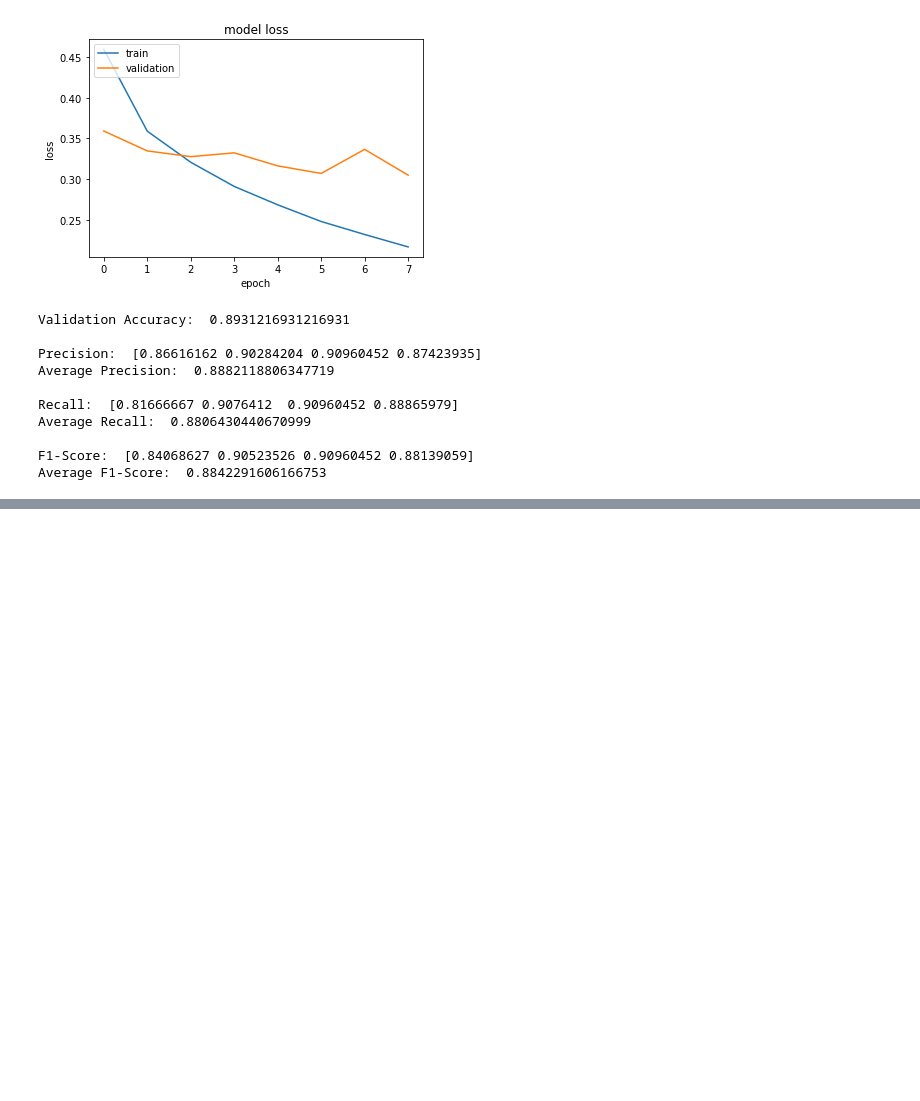
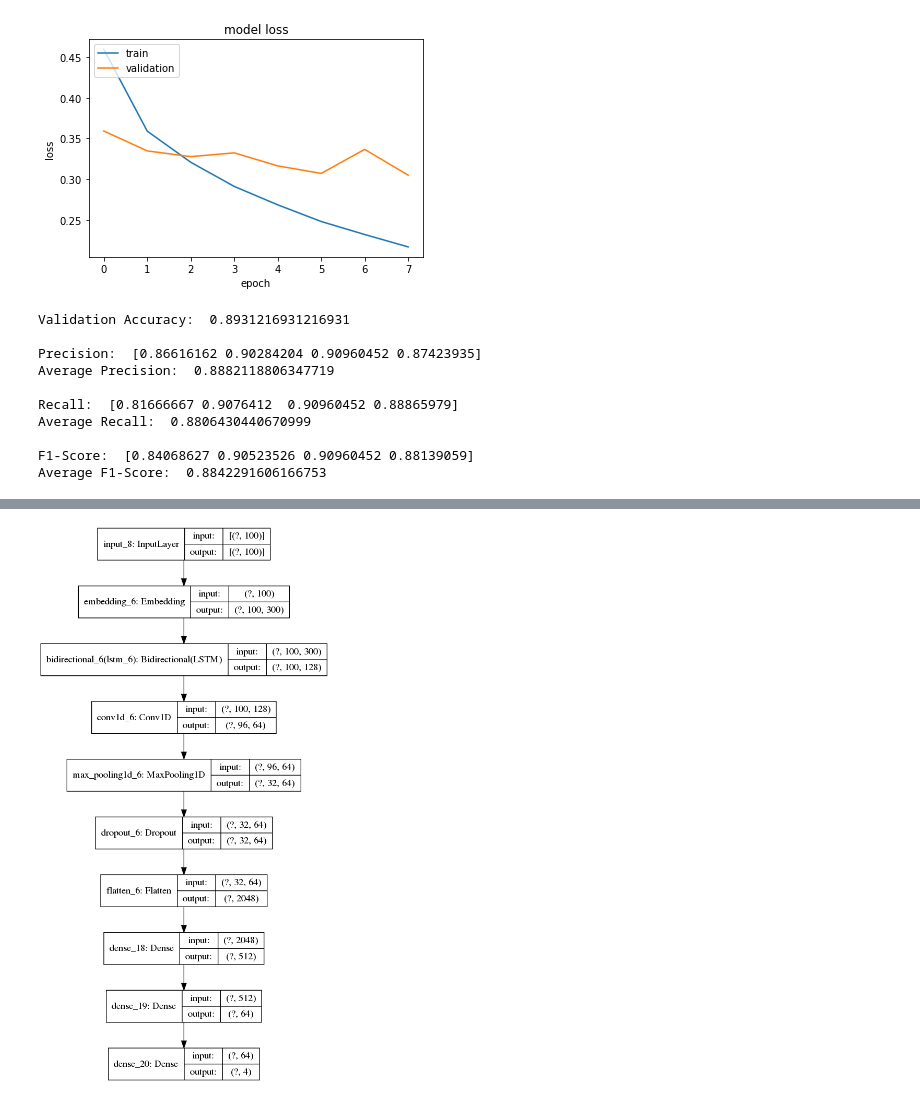
Before and after one commit to athrvkk/ICON-2020-TechDoFication, a Jupyter notebook: classifiers/dl-models-ds-raw.ipynb, the cells around one changed output, grey strips where cells are left out. Drawn from its saved outputs; the diff is of its cells as text; code cells hidden in the pictures; blank space fills up the shorter version.

```diff
--- a/classifiers/dl-models-ds-raw.ipynb
+++ b/classifiers/dl-models-ds-raw.ipynb
@@ -43,22 +43,6 @@ val_data
 | 3778 | तर , त्या क्रॉस्टची जाडी आहे . | phy |
 | 3779 | तर , मला वाटते की ही माहिती अशी आ... | phy |
 3780 rows × 2 columns
-# %%
-def clean_text(text):
-    #Removing unprintable characters
-    text = ''.join(x for x in text if x.isprintable())
-
-    # Cleaning the urls
-    text = re.sub(r'https?://\S+|www\.\S+', '', text)
-
-    # Cleaning the html elements
-    text = re.sub(r'<.*?>', '', text)
-
-    # Removing the punctuations
-    text = re.sub('[!#?,.:";-@#$%^&*_~<>()-]', '', text)
-
-    text = " ".join(word.lower() for word in text.split())
-    return text
 # %%
 x_train = training_data.text.apply(lambda x: clean_text(x)).values.tolist()
 y_train = training_data.label.values.tolist()
@@ -410,0 +380,18 @@ Average F1-Score:  0.8842291606166753
+# %%
+Input1 = Input(shape=(input_len,))
+Embedding_layer1 = Embedding(input_dim=input_dim,
+                             output_dim=embedding_dim,
+                             weights=[embedding_matrix],
+                             trainable=False)(Input1)
+LSTM1 = Bidirectional(LSTM(64, dropout=0.25, return_sequences=True))(Embedding_layer1)
+Conv1 = Conv1D(64, kernel_size=5, activation='relu')(LSTM1)
+max_pooling1 = MaxPooling1D(pool_size=3)(Conv1)
+Dropout2 = Dropout(0.25)(max_pooling1)
+Flatten1 = Flatten()(Dropout2)
+Dense1 = Dense(512, activation='relu', kernel_regularizer=l2(0.01))(Flatten1)
+Dense2 = Dense(64, activation='relu', kernel_regularizer=l2(0.01))(Dense1)
+output = Dense(4, activation='softmax')(Dense2)
+
+myBiLSTM_CNN = Model(inputs=Input1, outputs=output)
+myBiLSTM_CNN.compile(optimizer='adam', loss='sparse_categorical_crossentropy', metrics=['acc'])
+myBiLSTM_CNN.summary()
@@ -410,0 +416,4 @@ Average F1-Score:  0.8842291606166753
+# %%
+plot_model(myBiLSTM_CNN, show_shapes=True)
+# %% [output]
+[figure, added]
```
Also changed, not shown: parts of 14 cells of this notebook, 7 other files.
